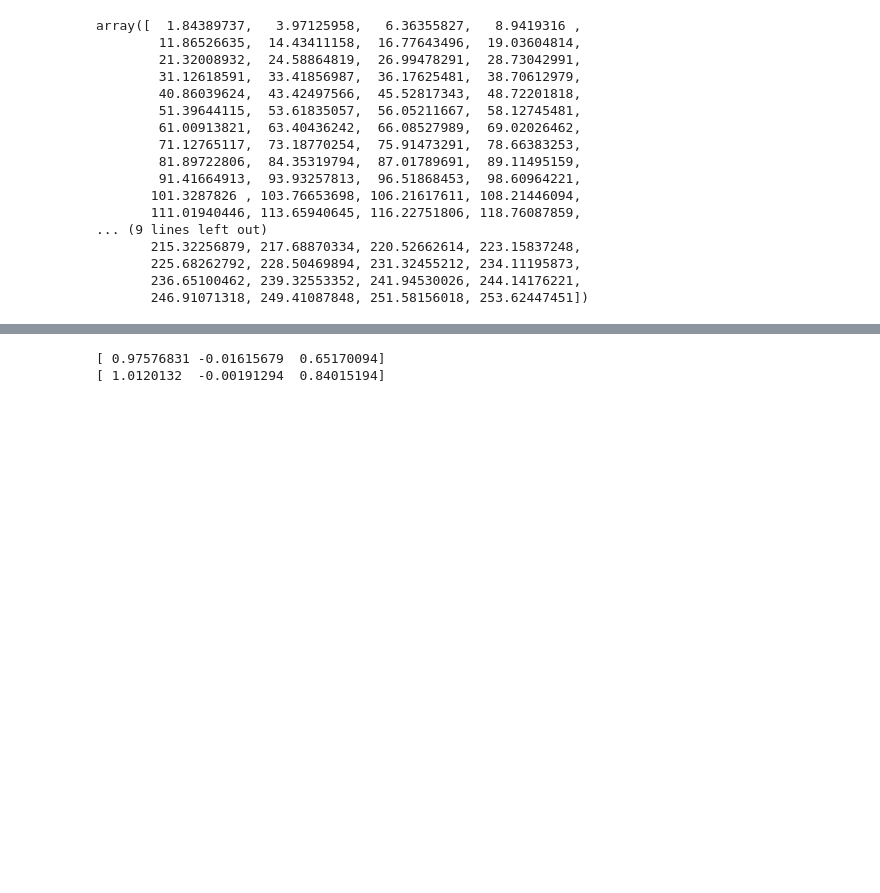
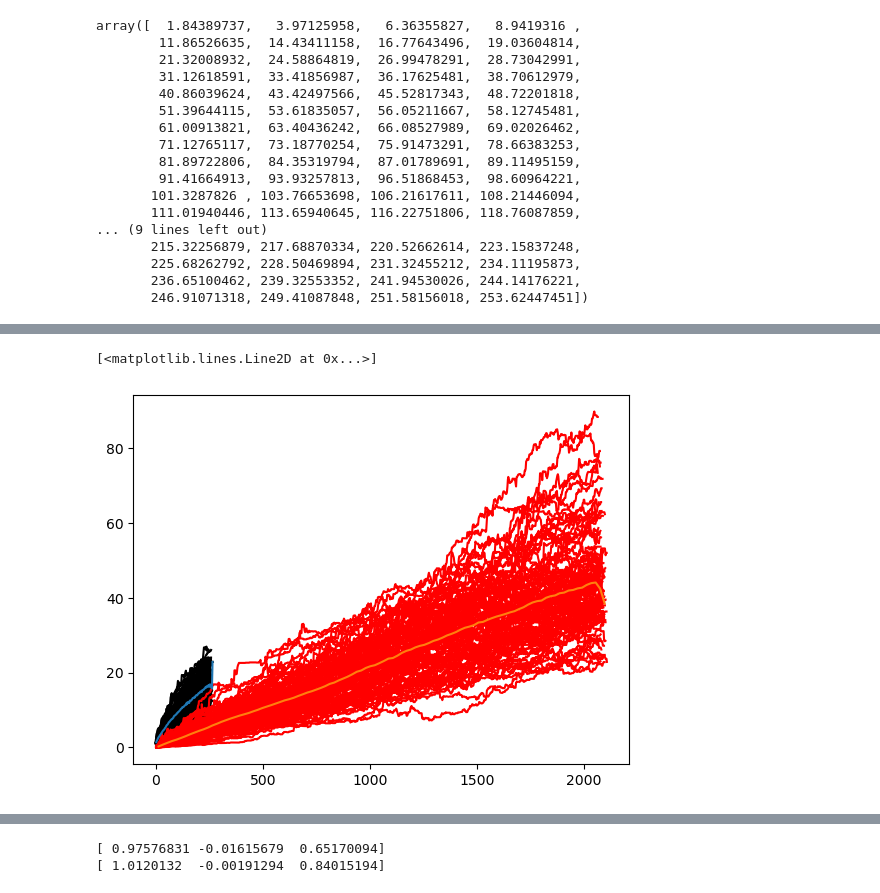
Before and after one commit to HugoLeRoy94/Parallel_gillespie, a Jupyter notebook: Test.ipynb, the cells around one changed output, grey strips where cells are left out. Cells and saved outputs as stored; diff of their text form; code cells hidden in the pictures; blank space fills up the shorter version.

```diff
--- a/Test.ipynb
+++ b/Test.ipynb
@@ -113,3 +118,13 @@ plt.xscale('log')
+# %%
+for i in range(100):#data.data.shape[0]):
+    plt.plot(data.time[i][0],data.data[i][0],color='black')
+for i in range(100):#data.data.shape[0]):
+    plt.plot(data.time[i][-1],data.data[i][-1],color='red')
+plt.plot(data.binned_time[0],data.average_data[0])
+plt.plot(data.binned_time[-1],data.average_data[-1])
+# %% [output]
+[<matplotlib.lines.Line2D at 0x...>]
+[figure, added]
 # %%
 for i in range(100):#data.data.shape[0]):
     plt.plot(data.time[i][0],data.data[i][0],color='black')
```
Also changed, not shown: parts of 8 cells of this notebook.
